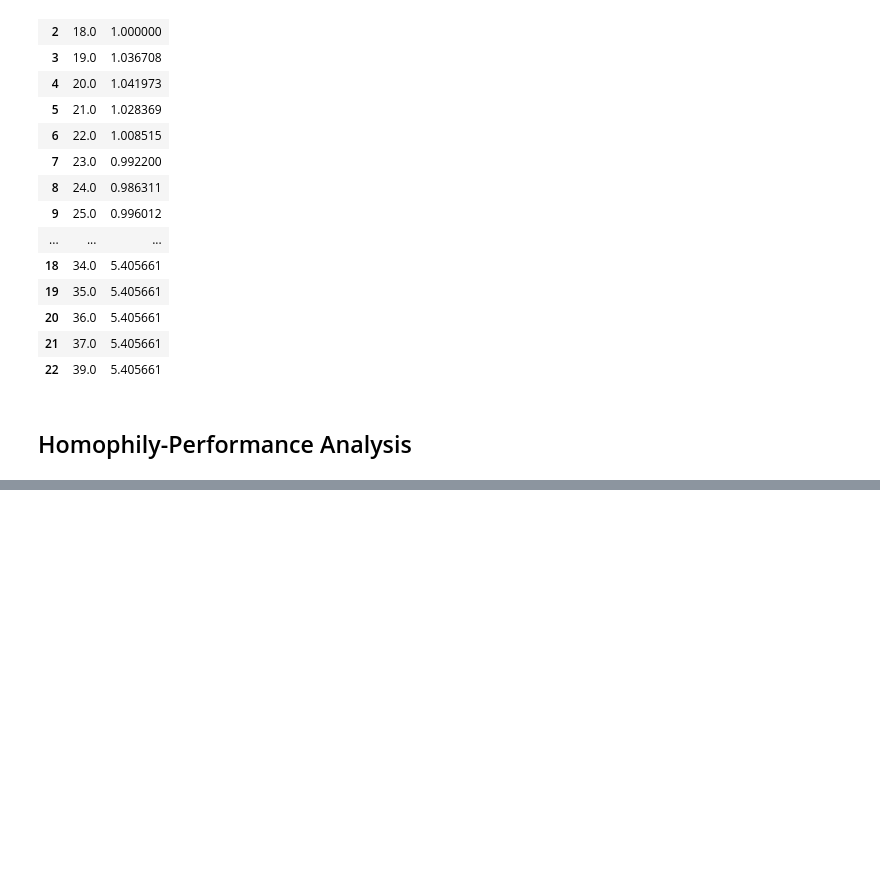
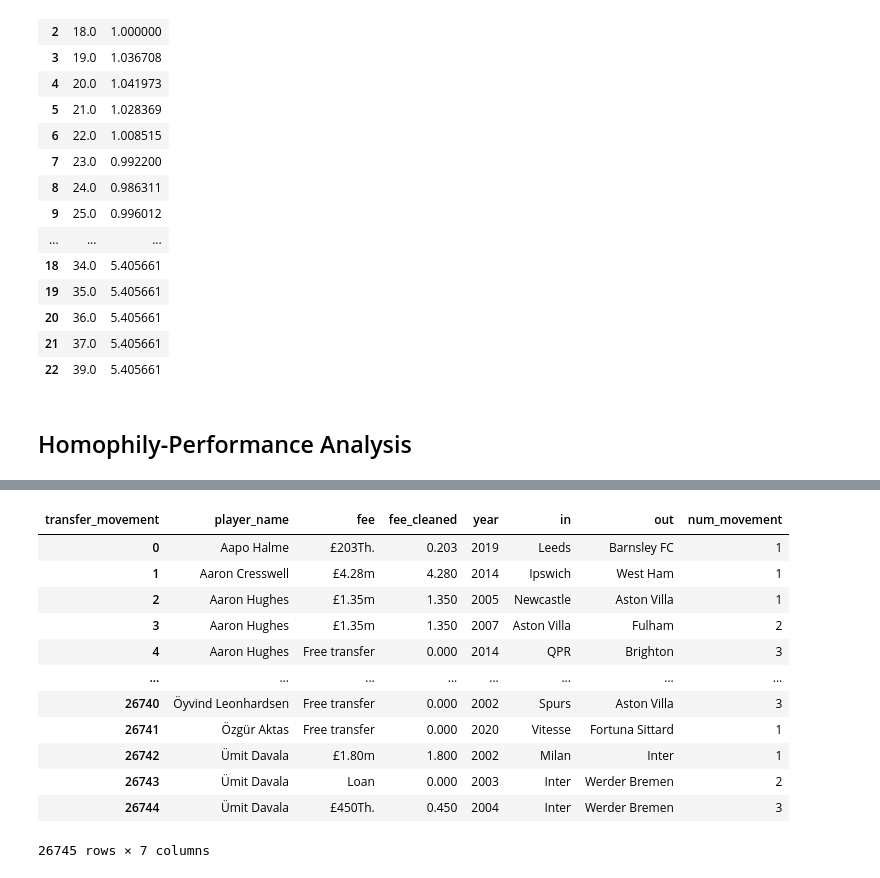
Before and after one commit to willit031794/net-analytics-ftp, a Jupyter notebook: scripts/analysis.ipynb, the cells around one changed output, grey strips where cells are left out. Saved outputs shown, nothing was run; the diff lists cells and outputs as text; code cells hidden in the pictures; blank space fills up the shorter version.

```diff
--- a/scripts/analysis.ipynb
+++ b/scripts/analysis.ipynb
@@ -194,0 +206,14 @@ adj_coef_table
+# %%
+# summary table
+summary_table = pd.pivot_table(data = node_edge_df,
+                              values = 'club_involved_name',
+                              index = ['player_name', 'fee', 'fee_cleaned', 'year'],
+                              columns = ['transfer_movement'],
+                              aggfunc = lambda x: x)
+summary_table.sort_values(by = ['player_name', 'year'], inplace = True)
+# %%
+# get column 'num_movement' which represent the number of movement
+summary_table['count'] = 1
+summary_table['num_movement'] = summary_table.groupby('player_name')['count'].cumcount() + 1
+summary_table.drop(columns = 'count', inplace = True)
+summary_table.head(10)
@@ -194,0 +233,17 @@ adj_coef_table
+# %%
+summary_table.reset_index(inplace = True)
+summary_table
+# %% [output]
+| transfer_movement | player_name | fee | fee_cleaned | year | in | out | num_movement |
+| 0 | Aapo Halme | £203Th. | 0.203 | 2019 | Leeds | Barnsley FC | 1 |
+| 1 | Aaron Cresswell | £4.28m | 4.280 | 2014 | Ipswich | West Ham | 1 |
+| 2 | Aaron Hughes | £1.35m | 1.350 | 2005 | Newcastle | Aston Villa | 1 |
+| 3 | Aaron Hughes | £1.35m | 1.350 | 2007 | Aston Villa | Fulham | 2 |
+| 4 | Aaron Hughes | Free transfer | 0.000 | 2014 | QPR | Brighton | 3 |
+| ... | ... | ... | ... | ... | ... | ... | ... |
+| 26740 | Öyvind Leonhardsen | Free transfer | 0.000 | 2002 | Spurs | Aston Villa | 3 |
+| 26741 | Özgür Aktas | Free transfer | 0.000 | 2020 | Vitesse | Fortuna Sittard | 1 |
+| 26742 | Ümit Davala | £1.80m | 1.800 | 2002 | Milan | Inter | 1 |
+| 26743 | Ümit Davala | Loan | 0.000 | 2003 | Inter | Werder Bremen | 2 |
+| 26744 | Ümit Davala | £450Th. | 0.450 | 2004 | Inter | Werder Bremen | 3 |
+26745 rows × 7 columns
```
Also changed, not shown: parts of 8 cells of this notebook, 2 other files.
